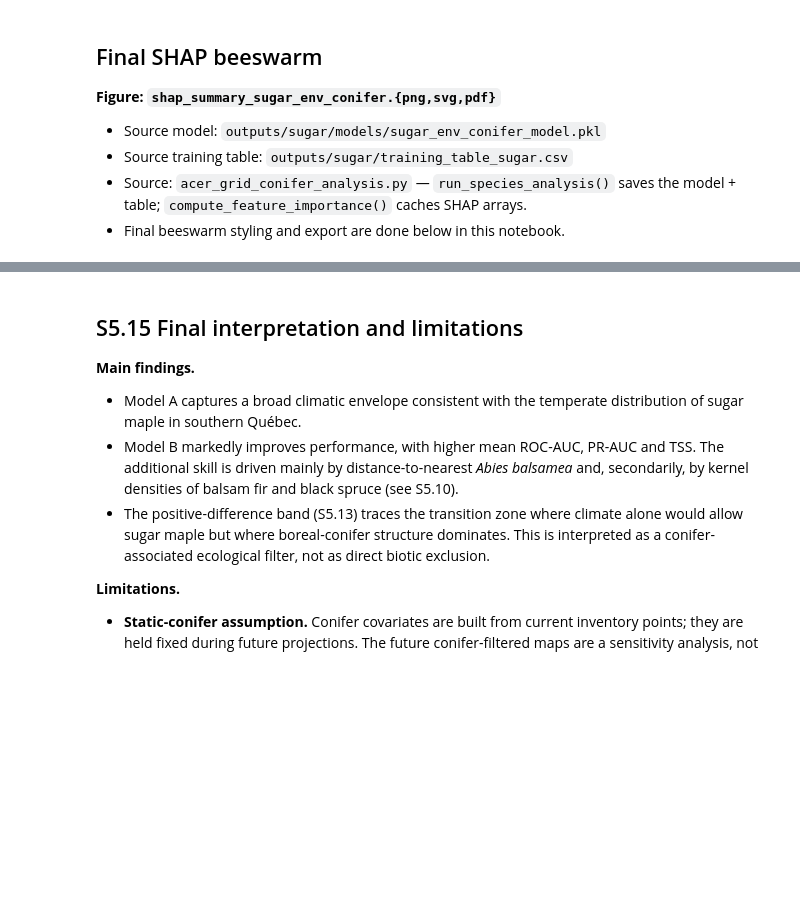
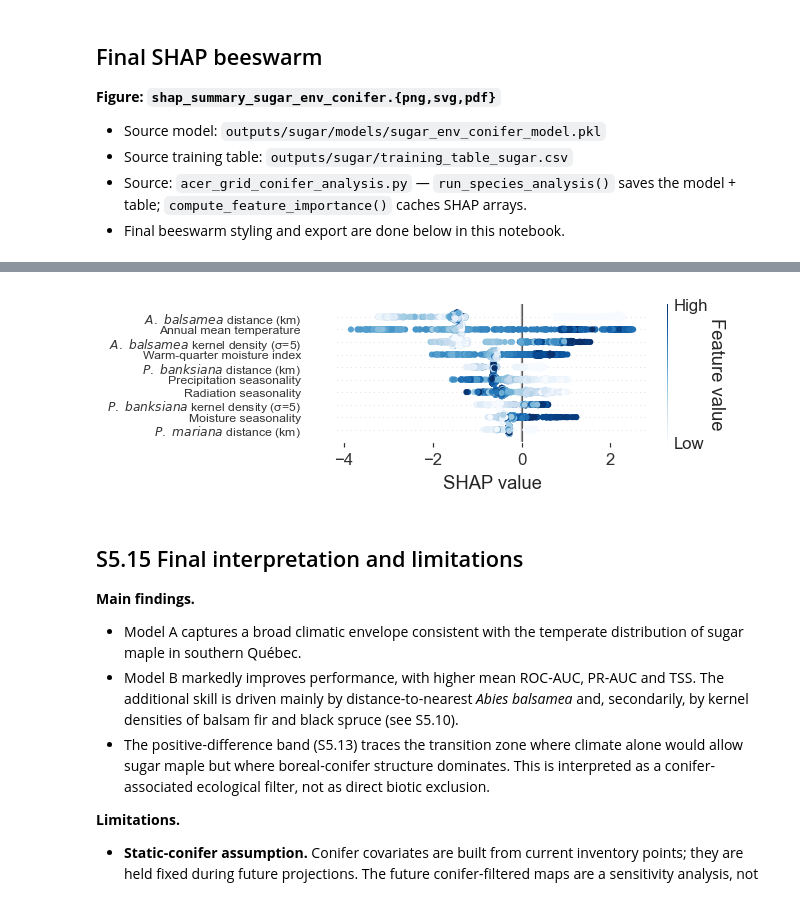
Before and after one commit to jorgelizarazo94/Maple_Quebecois, a Jupyter notebook: Supplementary_5_FINAL.ipynb, the cells around one changed output, grey strips where cells are left out. Cells and saved outputs as stored; diff of their text form; code cells hidden in the pictures; blank space fills up the shorter version.

```diff
--- a/Supplementary_5_FINAL.ipynb
+++ b/Supplementary_5_FINAL.ipynb
@@ -565,3 +566,97 @@ Loaded cached SHAP values from shap_summary_sugar_env_conifer_values.npy
+# %%
+# ============================================================
+# Editable style parameters
+# ============================================================
+FIG_W = 6
+FIG_H = 2
+
+BASE_FONT = 8
+AXIS_LABEL_SIZE = 12
+XTICK_SIZE = 11
+YTICK_SIZE = 8
+TITLE_SIZE = 10
+CBAR_LABEL_SIZE = 12
+CBAR_TICK_SIZE = 11
+
+MAX_DISPLAY = 10
+DPI_OUT = 300
+
+X_LABEL = "SHAP value"
+TITLE_TEXT = ""
+CBAR_LABEL = "Feature value"
+
+# ============================================================
+# Global style
+# ============================================================
+plt.rcParams.update({
+    "figure.facecolor": "white",
+    "axes.facecolor": "white",
+    "savefig.facecolor": "white",
+    "font.size": BASE_FONT,
+    "axes.labelsize": AXIS_LABEL_SIZE,
+    "xtick.labelsize": XTICK_SIZE,
+    "ytick.labelsize": YTICK_SIZE,
+})
+
+# ============================================================
+# Create SHAP beeswarm
+# ============================================================
+plt.figure(figsize=(FIG_W, FIG_H))
+
+shap.summary_plot(
+    shap_values,
+    pretty_X,
+    max_display=MAX_DISPLAY,
+    show=False,
+    plot_size=None,
+    color_bar=True,
+    cmap=plt.get_cmap("Blues")   # grayscale
+)
+
+fig = plt.gcf()
+ax = plt.gca()
+
+# ============================================================
+# Main axis formatting
+# ============================================================
+ax.set_xlabel(X_LABEL, fontsize=AXIS_LABEL_SIZE)
+ax.set_ylabel("")
+ax.set_title(TITLE_TEXT, fontsize=TITLE_SIZE, pad=5)
+
+ax.tick_params(axis="x", labelsize=XTICK_SIZE)
+ax.tick_params(axis="y", labelsize=YTICK_SIZE)
+
+ax.axvline(0, color="0.25", linewidth=0.6, alpha=0.8)
+ax.grid(axis="x", linewidth=0.3, alpha=0.25)
+ax.grid(axis="y", linewidth=0.25, alpha=0.12)
+
+ax.spines["top"].set_visible(False)
+ax.spines["right"].set_visible(False)
+
+# ============================================================
+# Colour bar formatting
+# ============================================================
+if len(fig.axes) > 1:
+    cbar_ax = fig.axes[-1]
+    cbar_ax.set_ylabel(CBAR_LABEL, fontsize=CBAR_LABEL_SIZE, rotation=270, labelpad=11)
+    cbar_ax.tick_params(labelsize=CBAR_TICK_SIZE)
+
+# ============================================================
+# Layout, save, display
+# ============================================================
+fig.tight_layout()
+
+for _ext in ("png", "svg", "pdf"):
+    fig.savefig(
+        paths.sugar_outputs_dir / f"shap_summary_sugar_env_conifer.{_ext}",
+        dpi=DPI_OUT,
+        bbox_inches="tight", transparent=True
+    )
+
+display(fig)
+plt.close(fig)
+# %% [output]
+[figure, added]
 # %% [markdown]
 ## S5.15 Final interpretation and limitations
 
```
Also changed, not shown: parts of 1 cell of this notebook, 1 other file.
